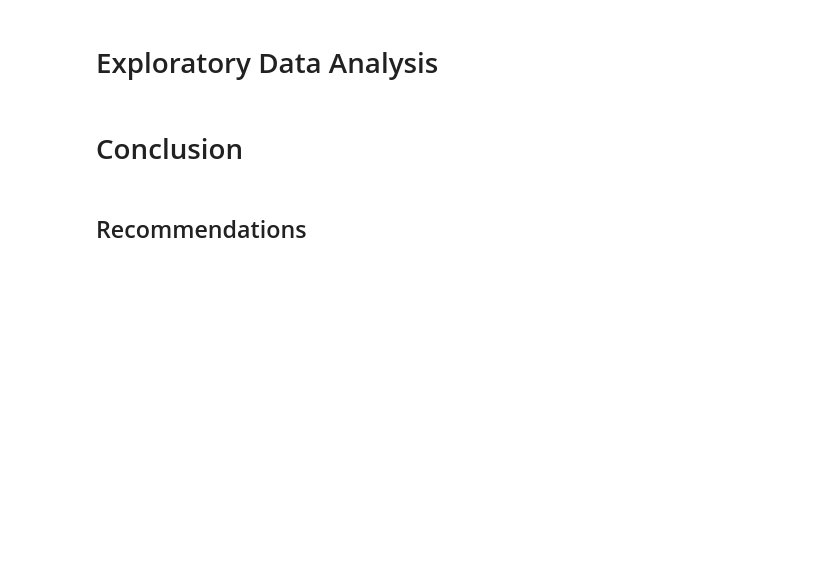
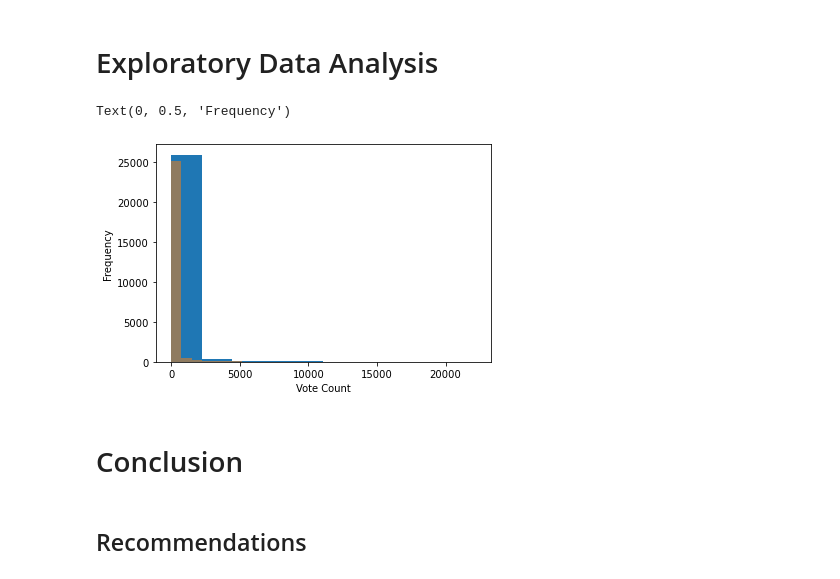
Before and after one commit to adammarianacci/Microsoft_Movie_Analysis, a Jupyter notebook: Notebook.ipynb, the cells around one changed output. Cells and saved outputs as stored; diff of their text form; code cells hidden in the pictures; blank space fills up the shorter version.

Commit message:
Visualizations started

```diff
--- a/Notebook.ipynb
+++ b/Notebook.ipynb
@@ -174,5 +458,13 @@ df_imdb.head()
 # %% [markdown]
 # Exploratory Data Analysis
+# %%
+sorted_popularity_tmdb_movies_df['vote_count'].hist()
+ax = sorted_popularity_tmdb_movies_df["vote_count"].plot.hist(bins=30, alpha=0.5)
+ax.set_xlabel("Vote Count")
+ax.set_ylabel("Frequency")
+# %% [output]
+Text(0, 0.5, 'Frequency')
+[figure, added]
 # %% [markdown]
 # Conclusion
 # %% [markdown]
```
Also changed, not shown: parts of 31 cells of this notebook.
